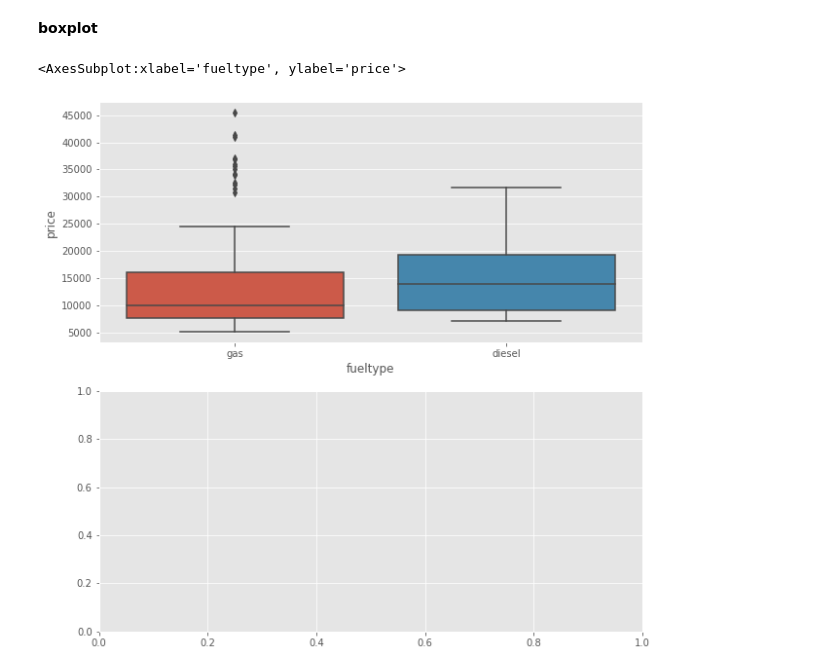
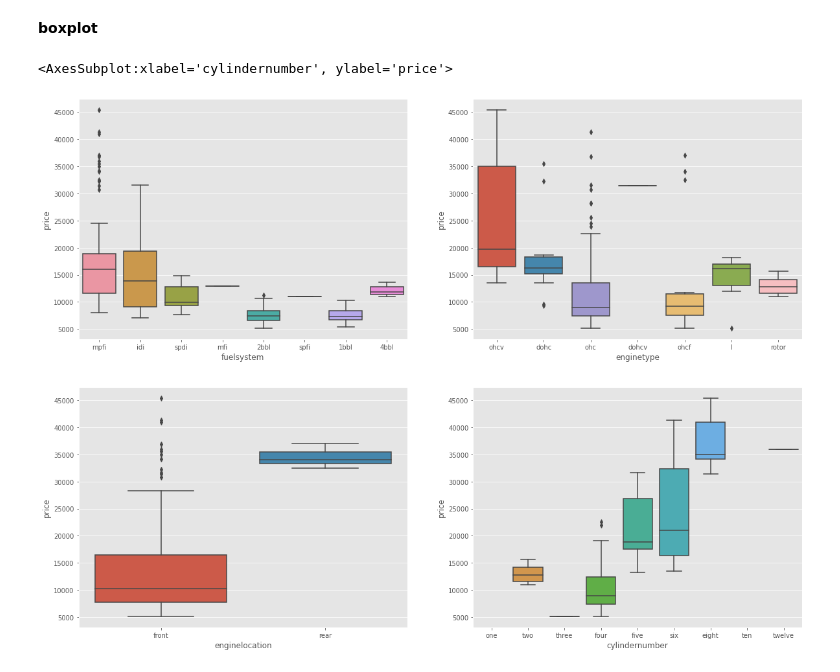
Before and after one commit to KishenSharma6/CarPricesPrediction, a Jupyter notebook: Notebooks/Exploratory/20201006_ExploratoryDataAnalysis.ipynb, the cells around one changed output. Saved outputs shown, nothing was run; the diff lists cells and outputs as text; code cells hidden in the pictures.

```diff
--- a/Notebooks/Exploratory/20201006_ExploratoryDataAnalysis.ipynb
+++ b/Notebooks/Exploratory/20201006_ExploratoryDataAnalysis.ipynb
@@ -165,14 +166,3 @@ auto_data
 205 rows × 26 columns
 # %% [markdown]
 **boxplot**
-# %%
-importlib.reload(src.Visualization.visualize)
-
-#Create subplots
-f, ax = plt.subplots(2,1,figsize = (10,10))
-boxplot = EDA_Viz(auto_data, color = 'Blue')
-
-boxplot.boxplot(cat_var='fueltype', cont_var='price', ax = ax[0])
-# %% [output]
-<AxesSubplot:xlabel='fueltype', ylabel='price'>
-[figure, removed]
@@ -180,0 +169,20 @@ auto_data.nunique()
+# %%
+importlib.reload(src.Visualization.visualize)
+#Init boxplot object
+boxplot = EDA_Viz(auto_data, color = 'Blue')
+
+
+cat_cols = ['fuelsystem', 'enginetype', 'enginelocation']
+
+#Create figure
+f, axes = plt.subplots(2,2,figsize = (20,15))
+for col, ax in zip(cat_cols, axes.flatten()):
+    boxplot.boxplot(cat_var=col, cont_var='price',
+                    ax = ax)
+
+
+boxplot.boxplot(cat_var='cylindernumber', cont_var = 'price',
+                order= ['one', 'two', 'three', 'four', 'five', 'six', 'eight', 'ten', 'twelve'], ax = axes[1][1])
+# %% [output]
+<AxesSubplot:xlabel='cylindernumber', ylabel='price'>
+[figure, added]
```
Also changed, not shown: parts of 4 cells of this notebook.
